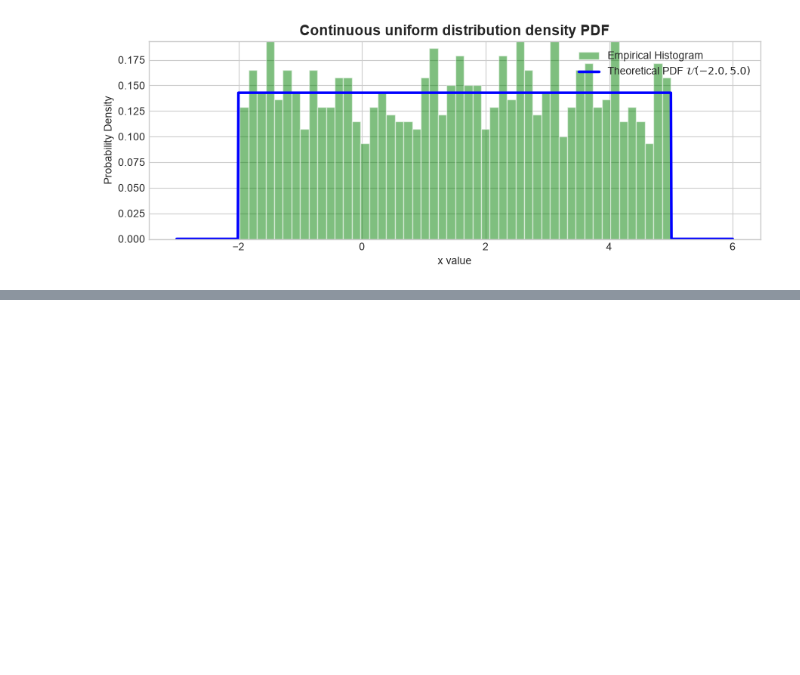
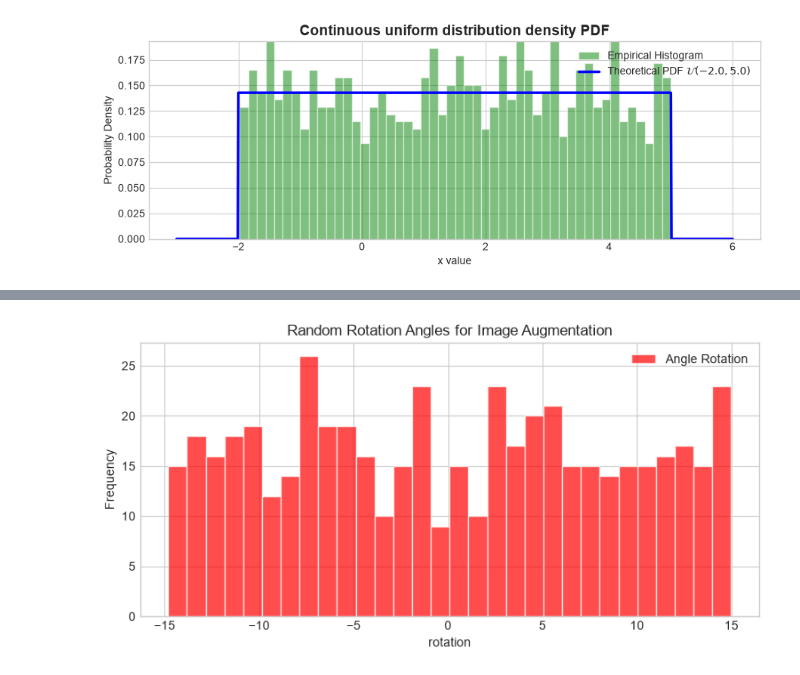
Before and after one commit to utsav1103/CDAC-AI, a Jupyter notebook: Data-analytics/day6/day6.ipynb, the cells around one changed output, grey strips where cells are left out. Cells and saved outputs as stored; diff of their text form; code cells hidden in the pictures; blank space fills up the shorter version.

```diff
--- a/Data-analytics/day6/day6.ipynb
+++ b/Data-analytics/day6/day6.ipynb
@@ -92,0 +195,31 @@ Theoretical Variance : 4.083333333333333 | Empirical Variance : 4.07025921854443
+# %%
+rotation = np.random.uniform(
+    low = -15.0,
+    high= 15.0,
+    size=500
+)
+plt.figure(figsize=(9,4))
+
+plt.hist(
+    rotation,
+    bins=30,
+    color='red',
+    edgecolor='white',
+    label='Angle Rotation',
+    alpha=0.7
+)
+plt.title('Random Rotation Angles for Image Augmentation')
+
+plt.xlabel("rotation")
+plt.ylabel("Frequency")
+# plt.axvline(
+#     0,
+#     linestyle='--',
+#     linewidth=2,
+#     label='rotation'
+# )
+
+plt.legend()
+plt.show()
+# %% [output]
+[figure, added]
```
Also changed, not shown: parts of 5 cells of this notebook.
